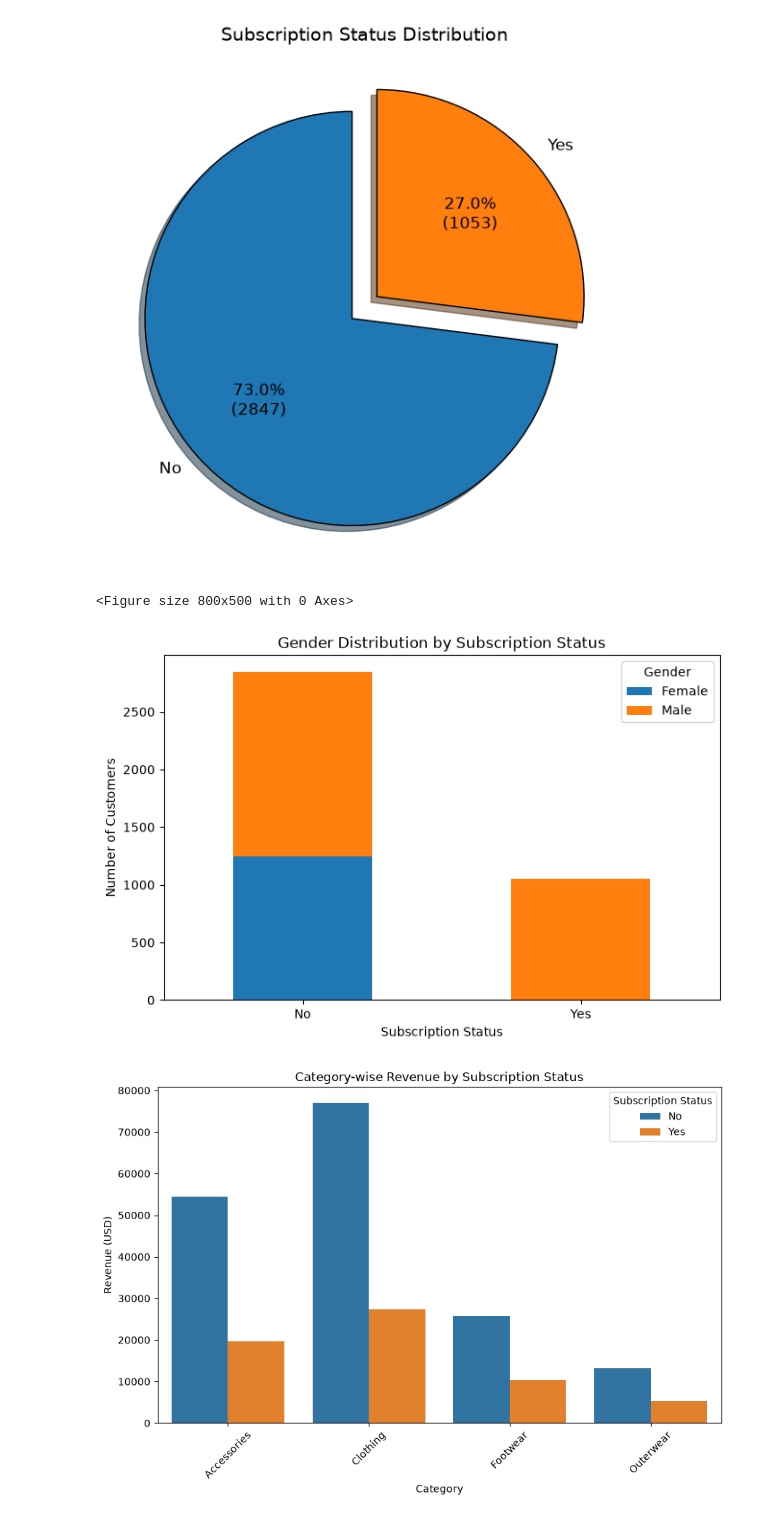
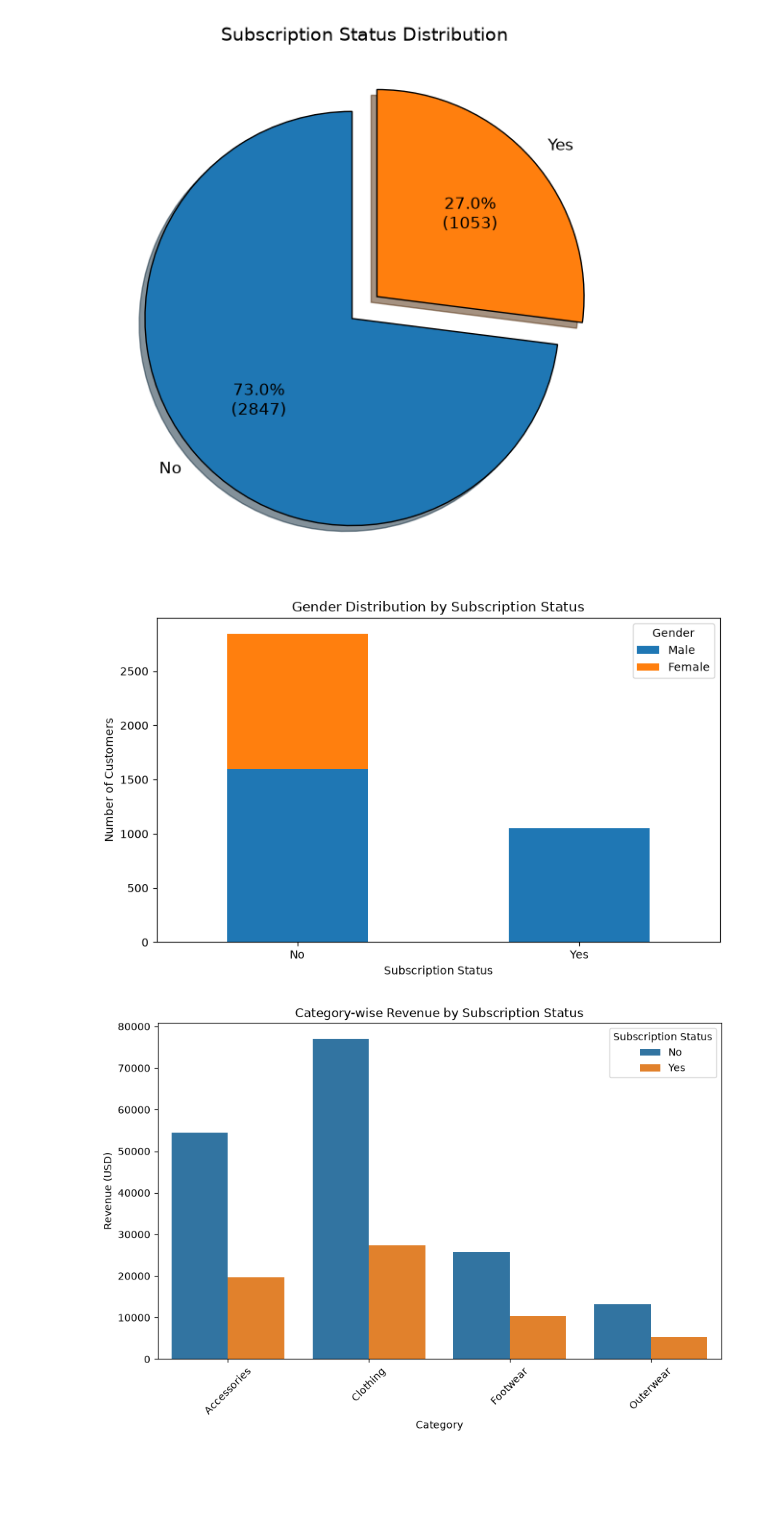
Before and after one commit to vaibhavkashyap521/Customer-Analysis, a Jupyter notebook: Analysis1.ipynb, the cells around one changed output. Saved outputs shown, nothing was run; the diff lists cells and outputs as text; code cells hidden in the pictures; blank space fills up the shorter version.

```diff
--- a/Analysis.ipynb
+++ b/Analysis1.ipynb
@@ -387,28 +420,30 @@ plt.show()
 # %% [output]
 [figure]
 # %%
+# PLOTTING GRAPH FOR GENDER DISTRIBUTION BY SUBSCRIPTION STATUS
 subscription_gender = pd.crosstab(
     df["Subscription Status"],
     df["Gender"]
 )
 
-plt.figure(figsize=(8,5))
+subscription_gender = subscription_gender[["Male", "Female"]]
 
 subscription_gender.plot(
     kind="bar",
     stacked=True,
-    figsize=(8,5)
+    figsize=(8,5),
+    color=["#1f77b4", "#ff7f0e"]
 )
 
 plt.title("Gender Distribution by Subscription Status")
 plt.xlabel("Subscription Status")
 plt.ylabel("Number of Customers")
 
 plt.xticks(rotation=0)
 plt.legend(title="Gender")
 
+plt.tight_layout()
 plt.show()
 # %% [output]
-<Figure size 800x500 with 0 Axes>
-[figure, old version]
+[figure, new version]
 # %%
```
Also changed, not shown: parts of 31 cells of this notebook.
